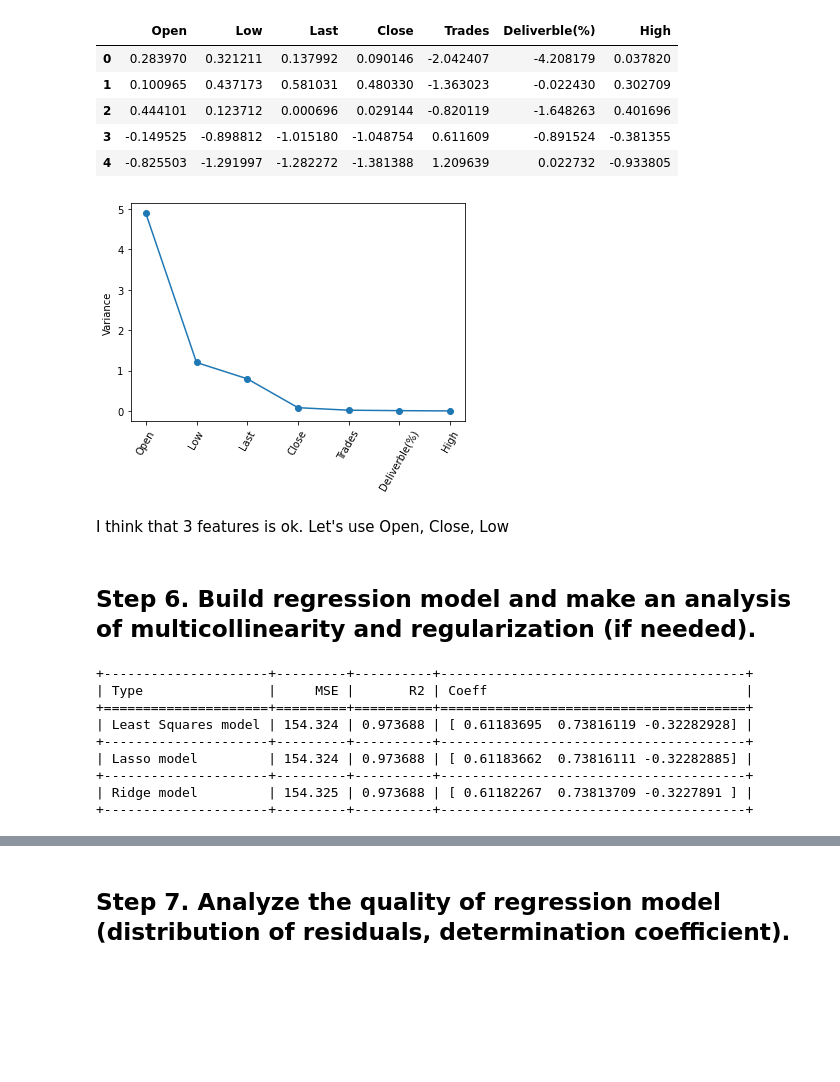
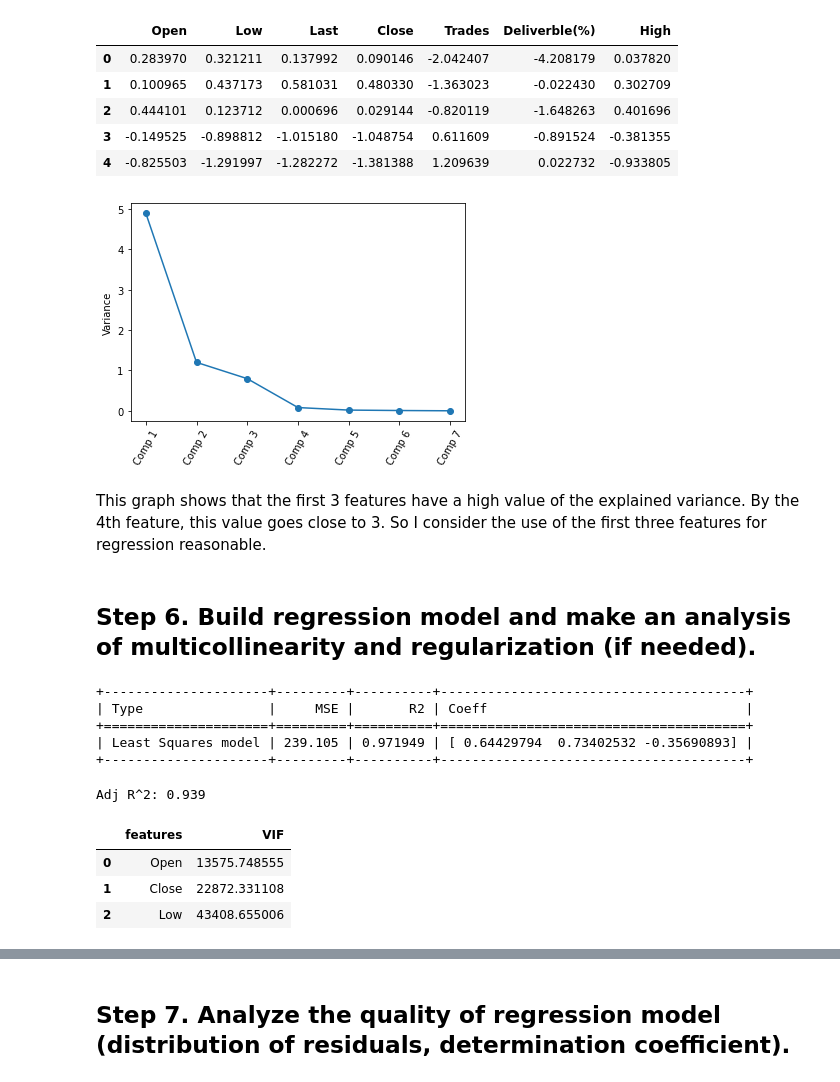
Before and after one commit to semaputnik/multivariate-data-analysis-labs, a Jupyter notebook: Lab_2/code.ipynb, the cells around one changed output, grey strips where cells are left out. Drawn from its saved outputs; the diff is of its cells as text; code cells hidden in the pictures; blank space fills up the shorter version.

```diff
--- a/Lab_2/code.ipynb
+++ b/Lab_2/code.ipynb
@@ -89,0 +79,16 @@ plt.show()
+# %%
+fig, ax = plt.subplots(6, 1, figsize=(10,30))
+for i in range(0,6):
+
+    col=feature_cols[i]
+
+    isKde=True
+
+    if(col=="Trades"):
+        isKde=False
+
+    sb.histplot(df[condition_more][col],stat="density",bins=20,common_norm=False,color="red",kde=isKde,ax=ax[i])
+    sb.histplot(df[condition_less][col],stat="density",bins=20,common_norm=False,color="blue",kde=isKde,ax=ax[i])
+    ax[i].set(ylabel="Probability density")
+
+plt.show()
@@ -133,21 +140,22 @@ def _estimate_confidence_intervals(cor, x, y, alpha = 0.05):
     z = st.norm.ppf(1-alpha/2)
     return coeff-z*std, coeff+z*std
 # %%
-tab = [["Pair", "Correlation coeff", "Low border of conf interval", "High border of conf interval"]]
-for i, x_col_name in enumerate(feature_cols):
+tab = [["Pair", "Correlation coeff", "p-value", "Low of conf int", "High of conf int"]]
+df_cls = ['High', 'Open', 'Low', 'Last', 'Close', 'Trades', 'Deliverble(%)']
+for i, x_col_name in enumerate(df_cls):
     j = i + 1
 
-    if j >= len(feature_cols):
+    if j >= len(df_cls):
         break
 
-    for k in range(j, len(feature_cols)):
-        y_col_name = feature_cols[k]
+    for k in range(j, len(df_cls)):
+        y_col_name = df_cls[k]
         x = df[x_col_name]
         y = df[y_col_name]
 
         cor, p = _estimate_correlation(x, y)
 
         low, high = _estimate_confidence_intervals(cor, x, y)
-        tab.append([f'{x_col_name} - {y_col_name}',cor,low,high])
+        tab.append([f'{x_col_name} - {y_col_name}',round(cor,3),round(p, 3),round(low,3),round(high,3)])
 print(tabulate(tab, headers="firstrow", tablefmt="grid"))
 # %% [output]
@@ -196,15 +212,15 @@ std_df.head()
 # %%
 pca = PCA().fit(std_df)
 y = np.std(pca.transform(std_df), axis=0)**2
 x = np.arange(len(y)) + 1
 plt.plot(x, y, "o-")
-plt.xticks(x, [f"Comp.{i}" for df.columns, rotation=60)
+plt.xticks(x, [f"Comp {i+1}" for i in range(df.columns.size)], rotation=60)
 plt.ylabel("Variance")
 plt.show()
 # %% [output]
-[figure, old version]
+[figure, new version]
-# %% [markdown]
-I think that 3 features is ok. Let's use Open, Close, Low
+# %% [markdown]
+This graph shows that the first 3 features have a high value of the explained variance. By the 4th feature, this value goes close to 3. So I consider the use of the first three features for regression reasonable.
 # %% [markdown]
 ## Step 6. Build regression model and make an analysis of multicollinearity and regularization (if needed).
 # %%
@@ -218,29 +234,32 @@ test_target = test['High']
 # %%
 tab = [["Type", "MSE", "R2", "Coeff"]]
 
-regression = lm.LinearRegression()
-regression.fit(train_feature, train_target)
-predicted = regression.predict(test_feature)
-tab.append(["Least Squares model", str(mean_squared_error(test_target, predicted)), str(r2_score(test_target, predicted)), str(regression.coef_)])
+lin_regression = lm.LinearRegression()
+lin_regression.fit(train_feature, train_target)
+predicted = lin_regression.predict(test_feature)
+tab.append(["Least Squares model", str(mean_squared_error(test_target, predicted)), str(r2_score(test_target, predicted)), str(lin_regression.coef_)])
 
-regression = lm.Lasso(alpha=0.0001, random_state=5)
-regression.fit(train_feature, train_target)
-predicted = regression.predict(test_feature)
-tab.append(["Lasso model", str(mean_squared_error(test_target, predicted)), str(r2_score(test_target, predicted)), str(regression.coef_)])
-
-regression = lm.Ridge(random_state=1)
-regression.fit(train_feature, train_target)
-predicted = regression.predict(test_feature)
-tab.append(["Ridge model", str(mean_squared_error(test_target, predicted)), str(r2_score(test_target, predicted)), str(regression.coef_)])
-
-print(tabulate(tab, headers="firstrow", tablefmt="grid"))
+print(tabulate(tab, headers= "firstrow", tablefmt="grid"))
 # %% [output]
 +---------------------+---------+----------+---------------------------------------+
 | Type                |     MSE |       R2 | Coeff                                 |
 +=====================+=========+==========+=======================================+
-| Least Squares model | 154.324 | 0.973688 | [ 0.61183695  0.73816119 -0.32282928] |
+| Least Squares model | 239.105 | 0.971949 | [ 0.64429794  0.73402532 -0.35690893] |
 +---------------------+---------+----------+---------------------------------------+
-| Lasso model         | 154.324 | 0.973688 | [ 0.61183662  0.73816111 -0.32282885] |
-+---------------------+---------+----------+---------------------------------------+
-| Ridge model         | 154.325 | 0.973688 | [ 0.61182267  0.73813709 -0.3227891 ] |
-+---------------------+---------+----------+---------------------------------------+
+# %%
+R2 = r2_score(test_target,predicted)
+adj_r2 = 1 - (1-R2)*(df.size-1)/(df.size-1-1)
+print(f"Adj R^2: {round(adj_r2,3)}")
+
+subsample_X=df[['Open', 'Close', 'Low']]
+vif_data=pd.DataFrame()
+vif_data["features"]=subsample_X.columns
+vif_data["VIF"]=[variance_inflation_factor(subsample_X.values, i) for i in range(len(subsample_X.columns))]
+
+display(vif_data)
+# %% [output]
+Adj R^2: 0.939
+|  | features | VIF |
+| 0 | Open | 13575.748555 |
+| 1 | Close | 22872.331108 |
+| 2 | Low | 43408.655006 |
```
Also changed, not shown: parts of 21 cells of this notebook, 2 other files.
